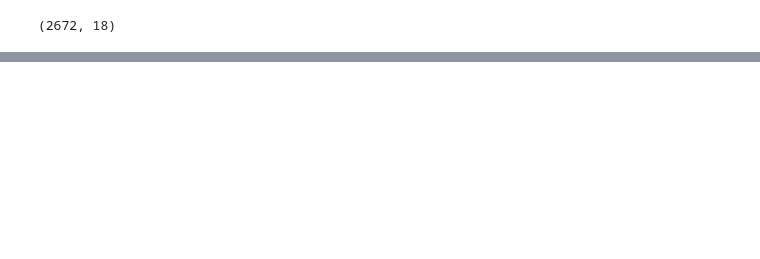
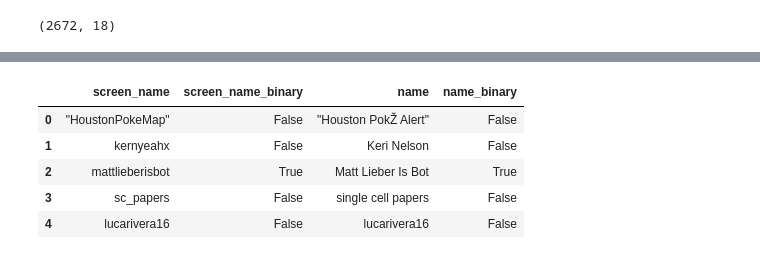
Before and after one commit to thehiaguy/projects, a Jupyter notebook: csci_62/hw6/main.ipynb, the cells around one changed output, grey strips where cells are left out. Drawn from its saved outputs; the diff is of its cells as text; code cells hidden in the pictures; blank space fills up the shorter version.

```diff
--- a/csci_62/hw6/main.ipynb
+++ b/csci_62/hw6/main.ipynb
@@ -74,0 +69,8 @@ mpl.show()
+# %%
+df2 = df[['id', 'screen_name', 'description',
+       'followers_count', 'friends_count', 'listed_count', 'created_at',
+       'favourites_count', 'verified', 'statuses_count', 'lang', 'status',
+       'default_profile', 'default_profile_image', 'name', 'bot']]
+
+
+display(df2.head())
@@ -74,0 +84,22 @@ mpl.show()
+# %%
+bag_of_words = ["bot", "follow me", "free", "fake", "virus", "troll", "clone", "tweet me"]
+
+def check_word(value):
+    if pd.isna(value):
+        return False
+    for word in bag_of_words:
+        if word in str(value).lower():
+            return True
+    return False
+
+for col in ['screen_name', 'name', 'description', 'status']:
+    df2[col + '_binary'] = df2[col].apply(check_word)
+
+display(df2[['screen_name', 'screen_name_binary', 'name', 'name_binary']].head())
+# %% [output]
+|  | screen_name | screen_name_binary | name | name_binary |
+| 0 | "HoustonPokeMap" | False | "Houston PokŽ Alert" | False |
+| 1 | kernyeahx | False | Keri Nelson | False |
+| 2 | mattlieberisbot | True | Matt Lieber Is Bot | True |
+| 3 | sc_papers | False | single cell papers | False |
+| 4 | lucarivera16 | False | lucarivera16 | False |
```
Also changed, not shown: parts of 19 cells of this notebook, 6 other files.
